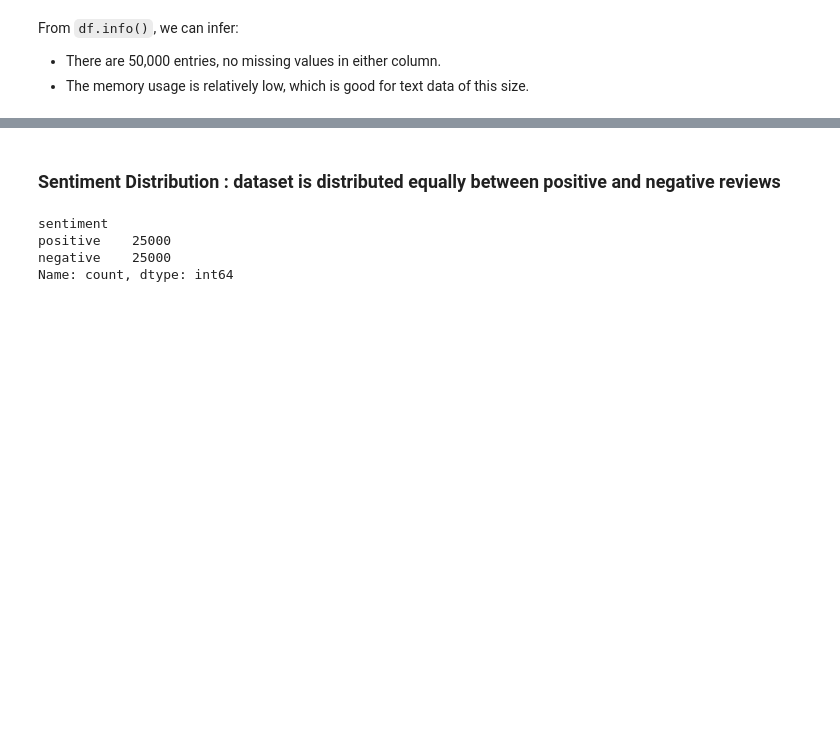
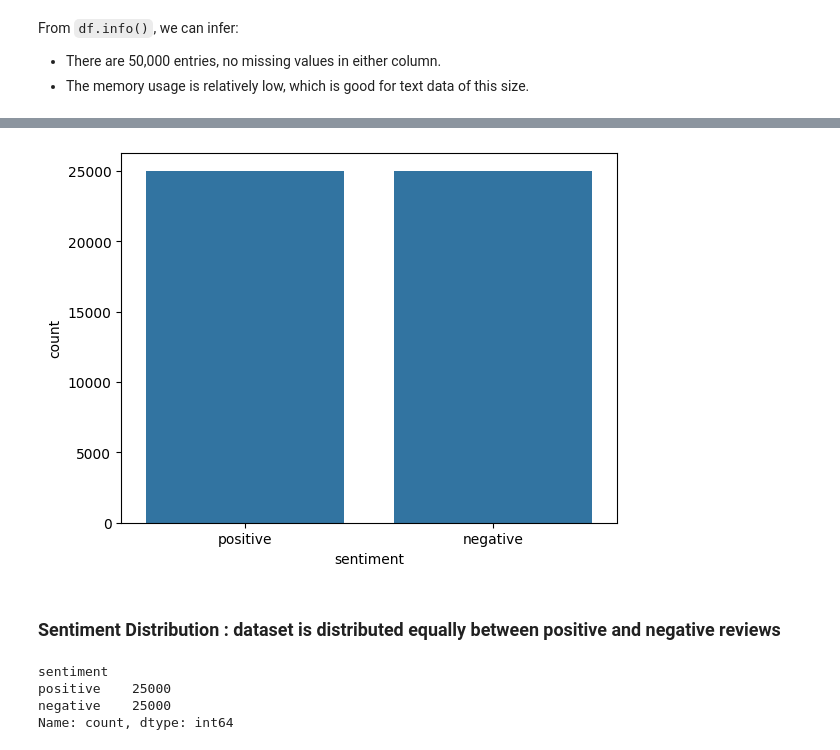
Before and after one commit to nehalnova/sentiment-analysis-, a Jupyter notebook: 01_IMDB_EDA.ipynb, the cells around one changed output, grey strips where cells are left out. Drawn from its saved outputs; the diff is of its cells as text; code cells hidden in the pictures; blank space fills up the shorter version.

```diff
--- a/01_IMDB_EDA.ipynb
+++ b/01_IMDB_EDA.ipynb
@@ -42,3 +69,9 @@ From `df.info()`, we can infer:
+# %%
+sns.countplot(x="sentiment", data=df)
+
+plt.show()#same thing all together some code blocks
+# %% [output]
+[figure, added]
 # %% [markdown]
 ### Sentiment Distribution : dataset is distributed equally between positive and negative reviews
 # %%
```
Also changed, not shown: parts of 7 cells of this notebook.
